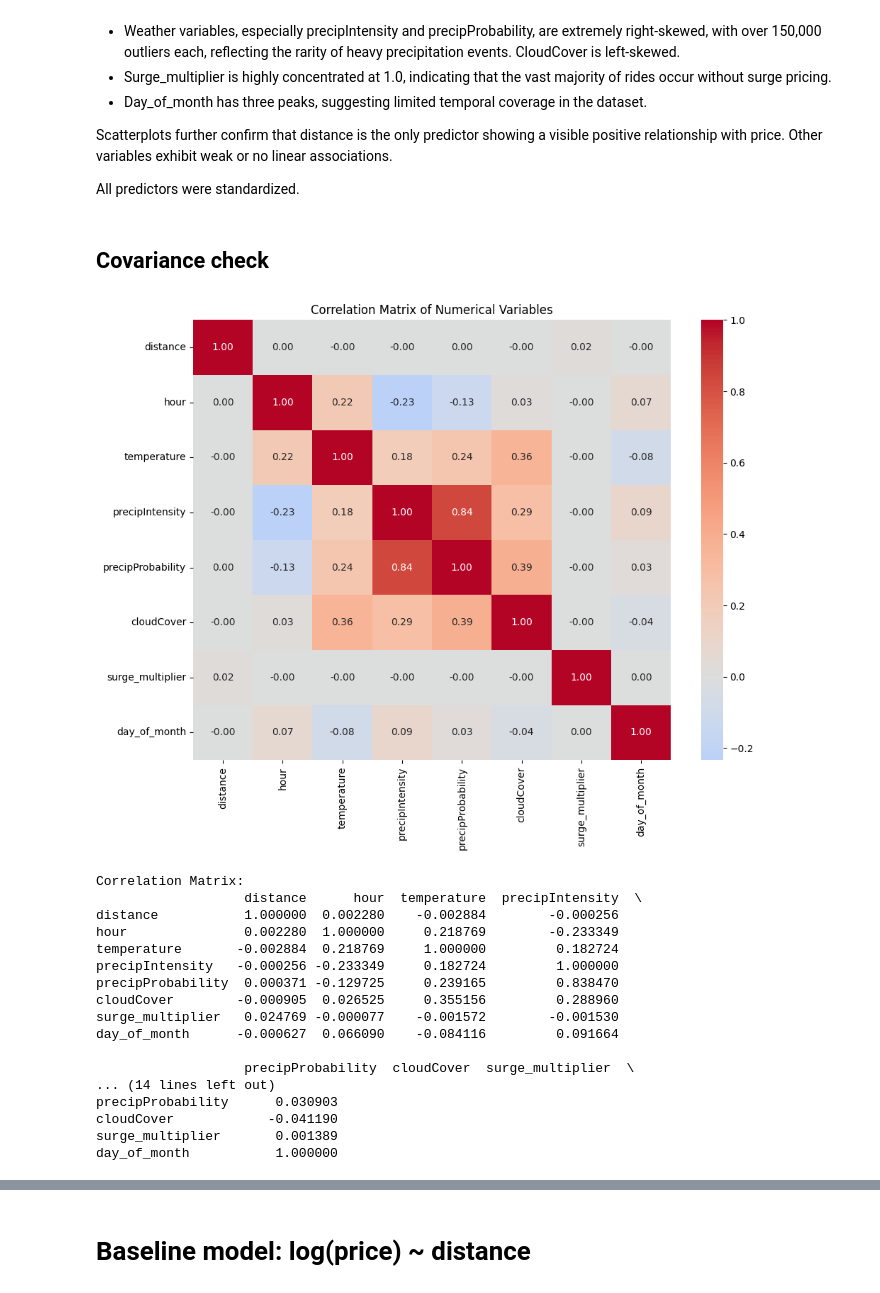
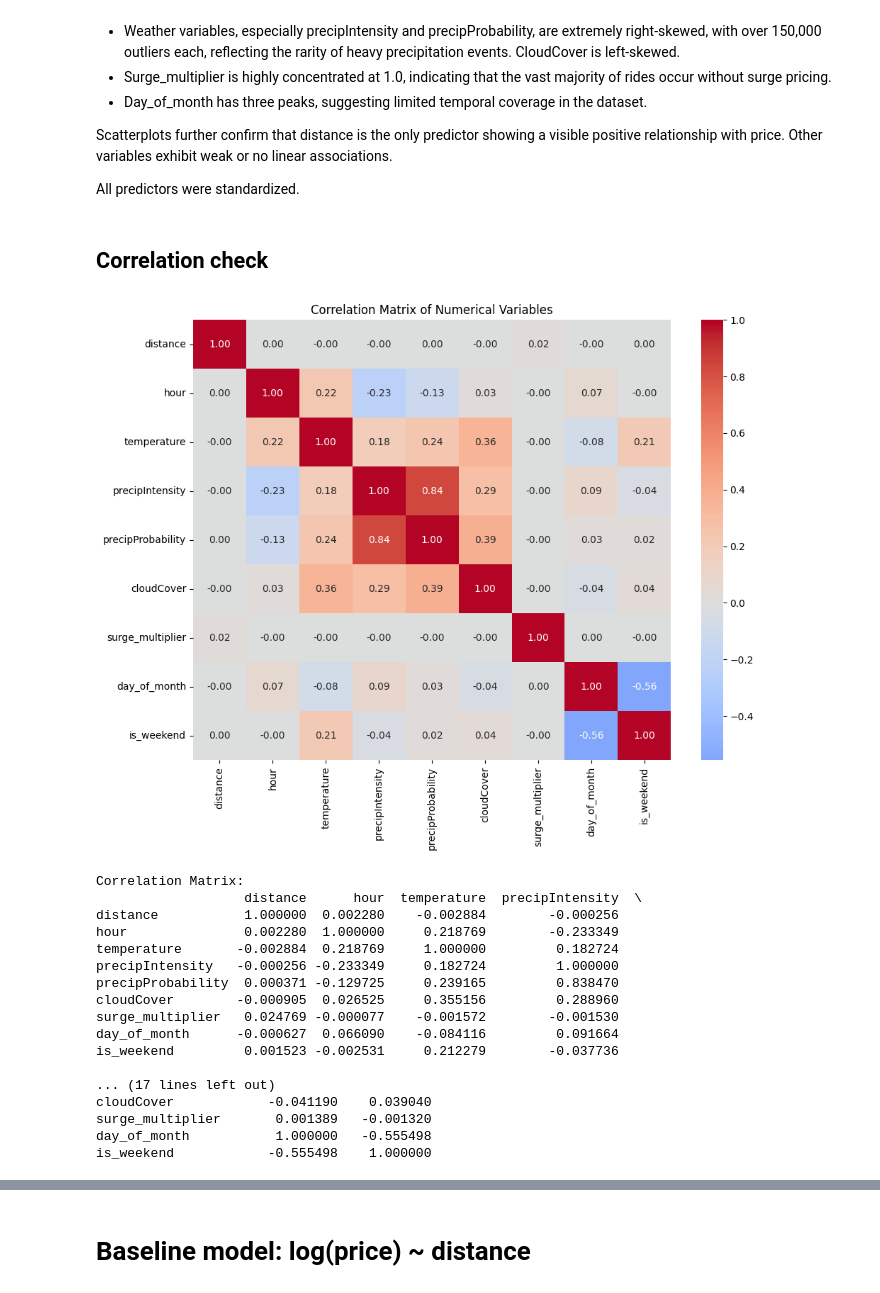
Before and after one commit to CindySun0309/APCOMP209_Final_Project, a Jupyter notebook: DS209A_final_project_group86.ipynb, the cells around one changed output, grey strips where cells are left out. Cells and saved outputs as stored; diff of their text form; code cells hidden in the pictures.

```diff
--- a/DS209A_final_project_group86.ipynb
+++ b/DS209A_final_project_group86.ipynb
@@ -406,20 +406,32 @@ Scatterplots further confirm that distance is the only predictor showing a visib
 
 All predictors were standardized.
 # %% [markdown]
-## Covariance check
+## Correlation check
 # %%
-corr_matrix = df[numerical_var].corr()
+corr_var = [
+    "distance",
+    "hour",
+    "temperature",
+    "precipIntensity",
+    "precipProbability",
+    "cloudCover",
+    "surge_multiplier",
+    "day_of_month",
+    "is_weekend"
+]
+
+corr_matrix = df[corr_var].corr()
 
 plt.figure(figsize=(10, 8))
 sns.heatmap(corr_matrix, annot=True, fmt='.2f', cmap='coolwarm', center=0)
 plt.title('Correlation Matrix of Numerical Variables')
 plt.tight_layout()
 plt.show()
 
 print("Correlation Matrix:")
 print(corr_matrix)
 # %% [output]
-[figure, old version]
+[figure, new version]
 Correlation Matrix:
                    distance      hour  temperature  precipIntensity  \
 distance           1.000000  0.002280    -0.002884        -0.000256
@@ -430,11 +442,11 @@ precipProbability  0.000371 -0.129725     0.239165         0.838470
 cloudCover        -0.000905  0.026525     0.355156         0.288960
 surge_multiplier   0.024769 -0.000077    -0.001572        -0.001530
 day_of_month      -0.000627  0.066090    -0.084116         0.091664
+is_weekend         0.001523 -0.002531     0.212279        -0.037736
 
-                   precipProbability  cloudCover  surge_multiplier  \
-... (14 lines left out)
-precipProbability      0.030903
-cloudCover            -0.041190
-surge_multiplier       0.001389
-day_of_month           1.000000
+... (17 lines left out)
+cloudCover            -0.041190    0.039040
+surge_multiplier       0.001389   -0.001320
+day_of_month           1.000000   -0.555498
+is_weekend            -0.555498    1.000000
 # %% [markdown]
```
Also changed, not shown: parts of 1 cell of this notebook, 1 other file.
